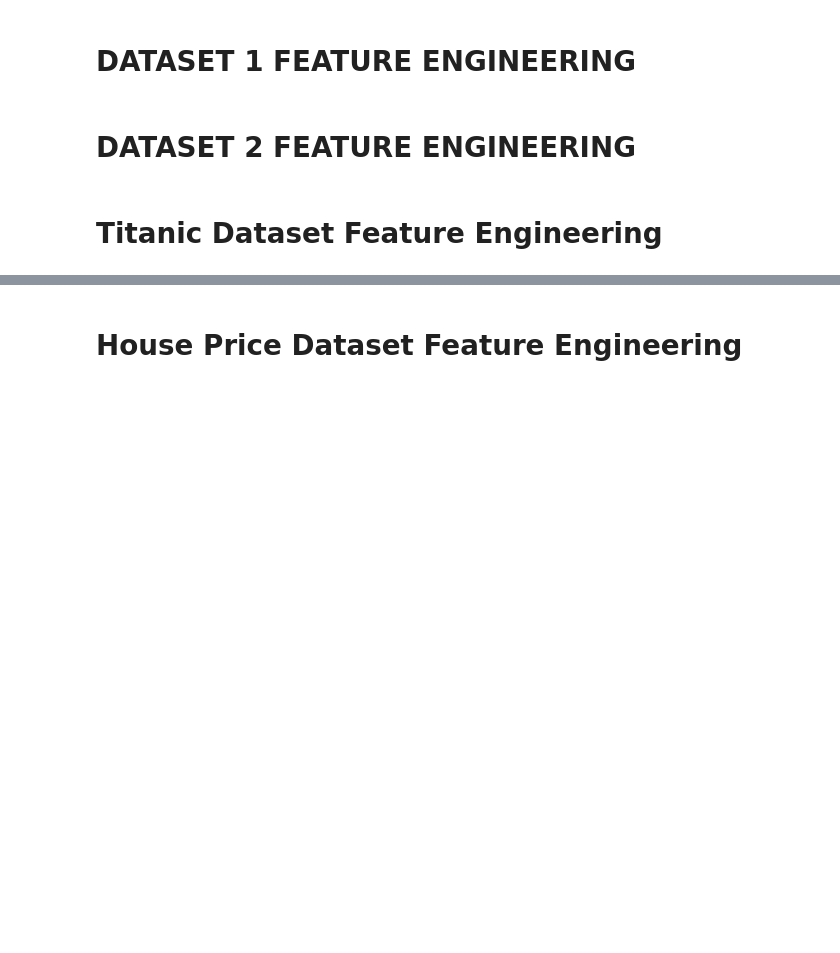
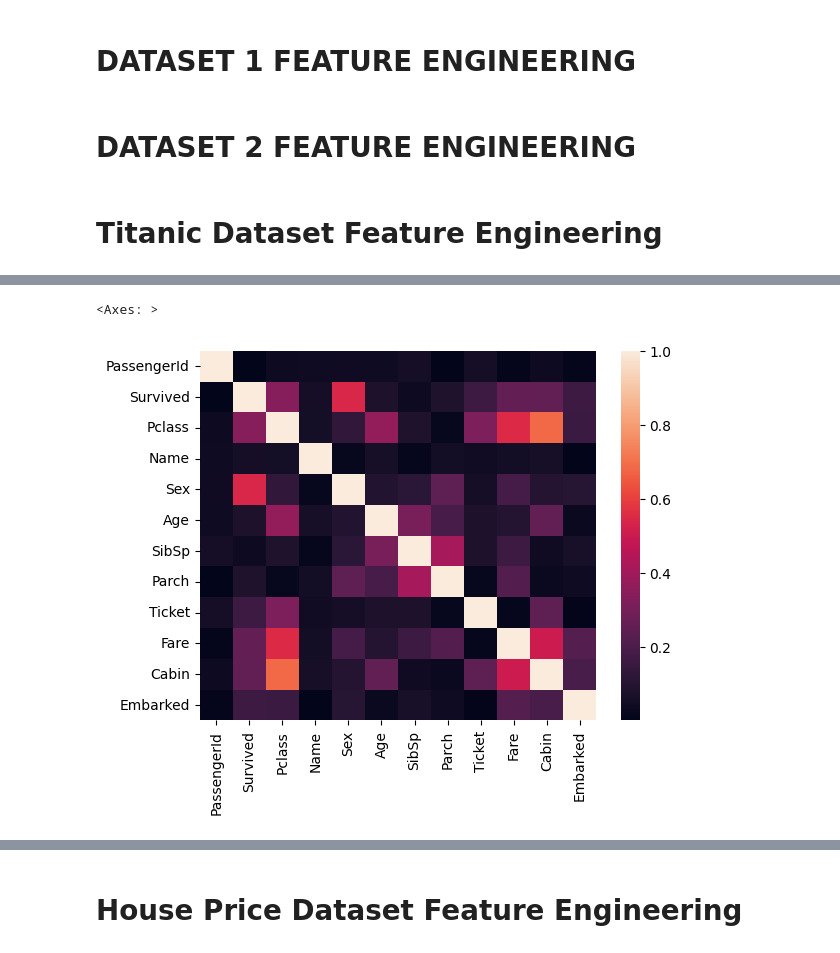
Before and after one commit to shrav-jally/ML_lab_sem5, a Jupyter notebook: sem5-ml.ipynb, the cells around one changed output, grey strips where cells are left out. Cells and saved outputs as stored; diff of their text form; code cells hidden in the pictures; blank space fills up the shorter version.

```diff
--- a/sem5-ml.ipynb
+++ b/sem5-ml.ipynb
@@ -747,0 +794,7 @@ print("After removing highly correlated features:", df.shape)
+# %%
+import seaborn as sns
+import matplotlib.pyplot as plt
+sns.heatmap(corr_matrix)
+# %% [output]
+<Axes: >
+[figure, added]
```
Also changed, not shown: parts of 52 cells of this notebook.
